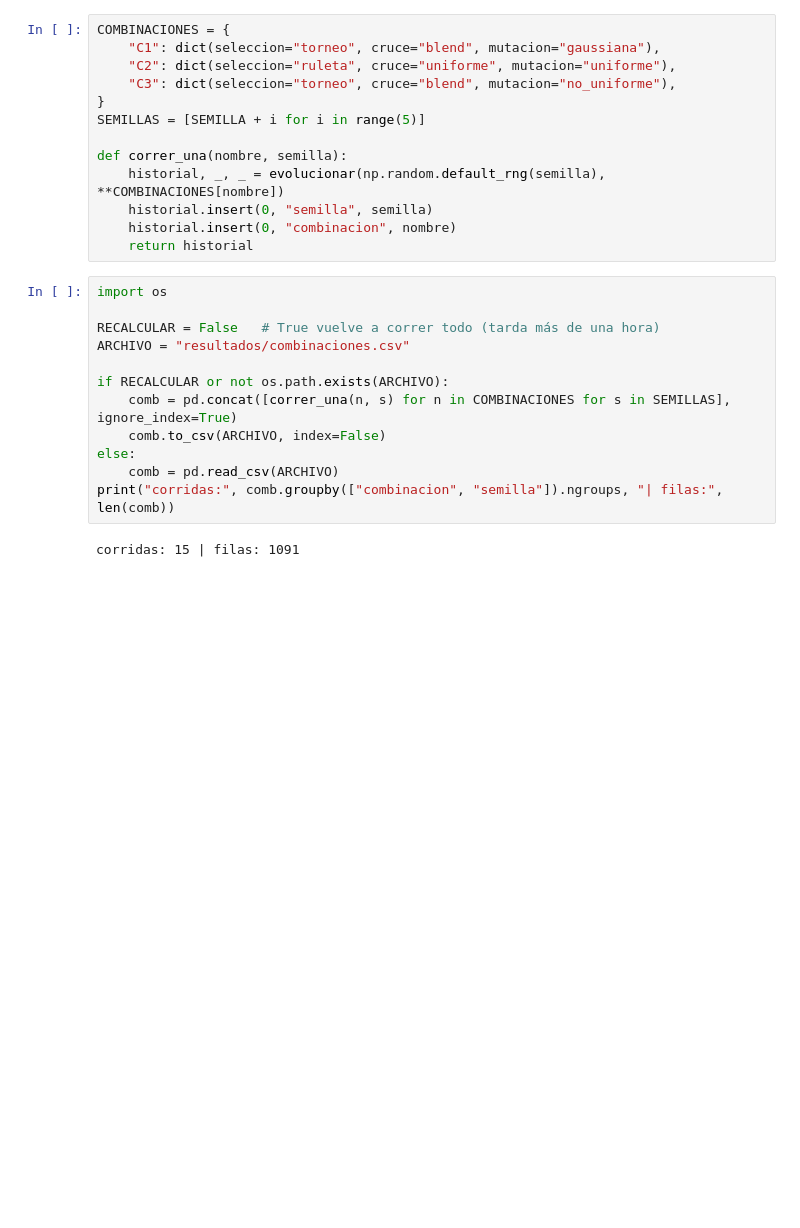
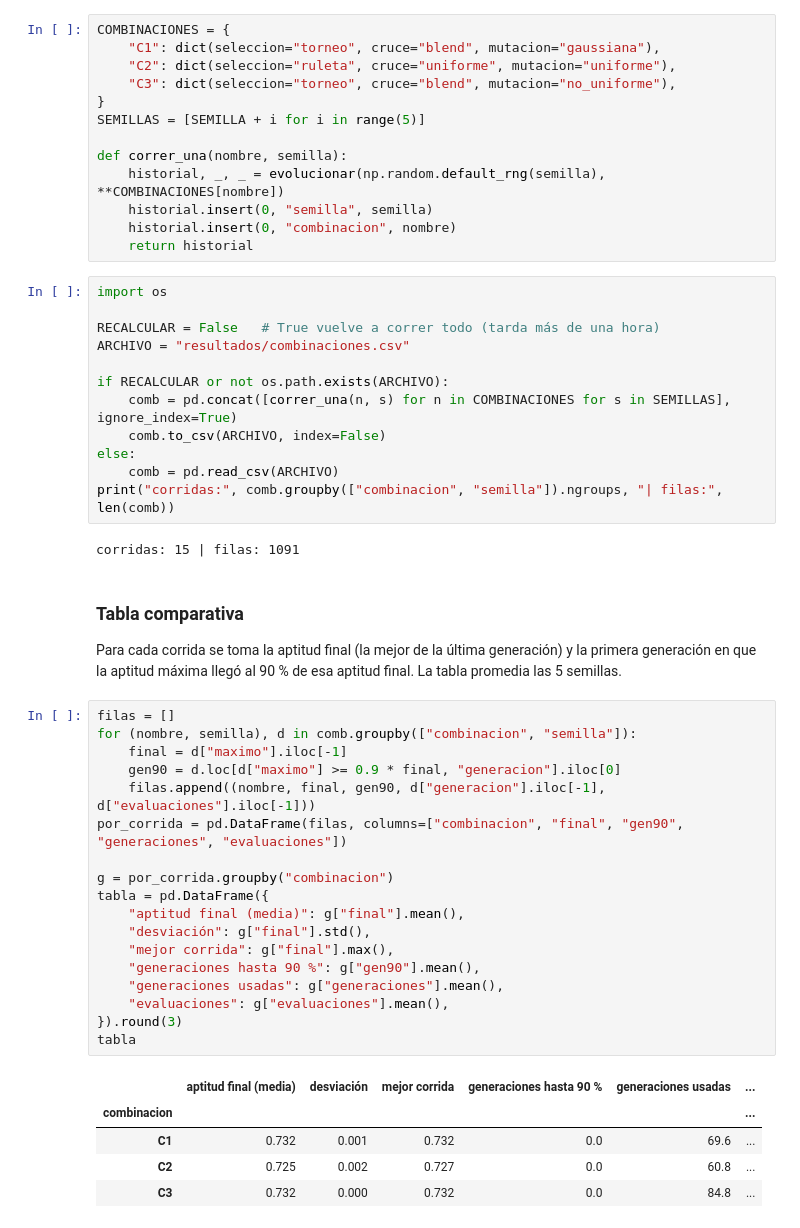
Before and after one commit to ArianaPita-0102/ia-examen-geneticos, a Jupyter notebook: silbido_piano.ipynb, the cells around one changed output. Cells and saved outputs as stored; diff of their text form; blank space fills up the shorter version.

Commit message:
Agrega la tabla comparativa de combinaciones

```diff
--- a/silbido_piano.ipynb
+++ b/silbido_piano.ipynb
@@ -703,3 +703,32 @@ else:
 print("corridas:", comb.groupby(["combinacion", "semilla"]).ngroups, "| filas:", len(comb))
 # %% [output]
 corridas: 15 | filas: 1091
+# %% [markdown]
+### Tabla comparativa
+
+Para cada corrida se toma la aptitud final (la mejor de la última generación) y la primera generación en que la
+aptitud máxima llegó al 90 % de esa aptitud final. La tabla promedia las 5 semillas.
+# %%
+filas = []
+for (nombre, semilla), d in comb.groupby(["combinacion", "semilla"]):
+    final = d["maximo"].iloc[-1]
+    gen90 = d.loc[d["maximo"] >= 0.9 * final, "generacion"].iloc[0]
+    filas.append((nombre, final, gen90, d["generacion"].iloc[-1], d["evaluaciones"].iloc[-1]))
+por_corrida = pd.DataFrame(filas, columns=["combinacion", "final", "gen90", "generaciones", "evaluaciones"])
+
+g = por_corrida.groupby("combinacion")
+tabla = pd.DataFrame({
+    "aptitud final (media)": g["final"].mean(),
+    "desviación": g["final"].std(),
+    "mejor corrida": g["final"].max(),
+    "generaciones hasta 90 %": g["gen90"].mean(),
+    "generaciones usadas": g["generaciones"].mean(),
+    "evaluaciones": g["evaluaciones"].mean(),
+}).round(3)
+tabla
+# %% [output]
+|  | aptitud final (media) | desviación | mejor corrida | generaciones hasta 90 % | generaciones usadas | ... |
+| combinacion |  |  |  |  |  | ... |
+| C1 | 0.732 | 0.001 | 0.732 | 0.0 | 69.6 | ... |
+| C2 | 0.725 | 0.002 | 0.727 | 0.0 | 60.8 | ... |
+| C3 | 0.732 | 0.000 | 0.732 | 0.0 | 84.8 | ... |
```
